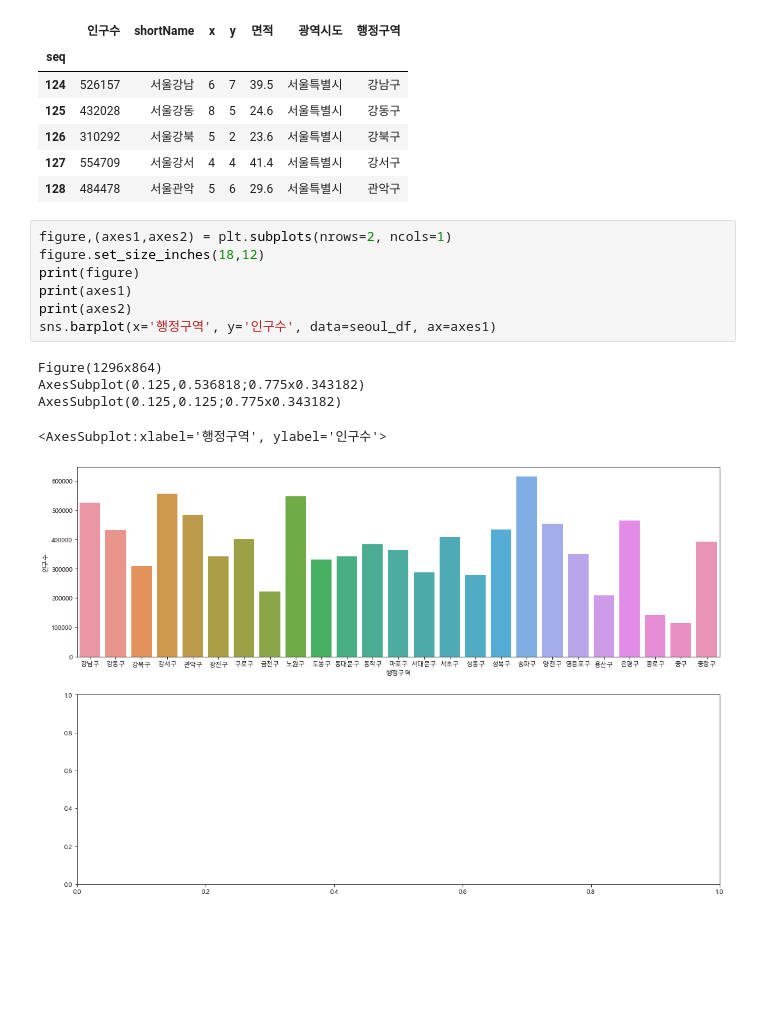
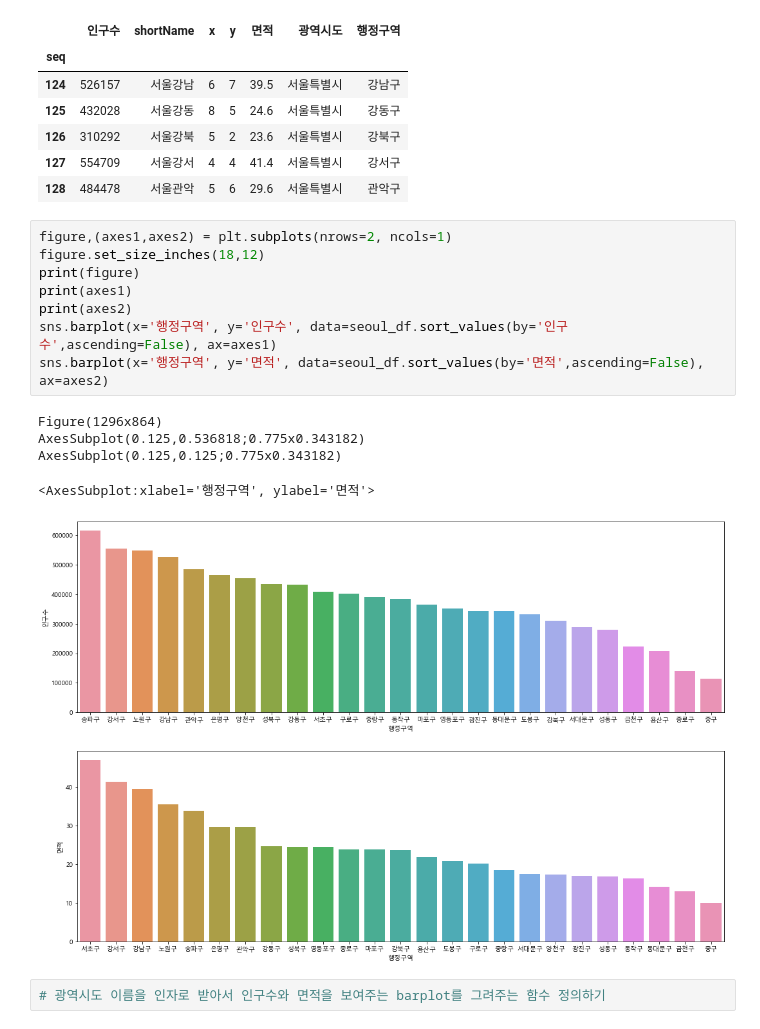
Before and after one commit to TheMatw/python_webscraping, a Jupyter notebook: 06행정구역정보분석.ipynb, the cells around one changed output. Cells and saved outputs as stored; diff of their text form; blank space fills up the shorter version.

Commit message:
data draw

```diff
--- a/06행정구역정보분석.ipynb
+++ b/06행정구역정보분석.ipynb
@@ -740,13 +740,16 @@ seoul_df.head()
 # %%
 figure,(axes1,axes2) = plt.subplots(nrows=2, ncols=1)
 figure.set_size_inches(18,12)
 print(figure)
 print(axes1)
 print(axes2)
-sns.barplot(x='행정구역', y='인구수', data=seoul_df, ax=axes1)
+sns.barplot(x='행정구역', y='인구수', data=seoul_df.sort_values(by='인구수',ascending=False), ax=axes1)
+sns.barplot(x='행정구역', y='면적', data=seoul_df.sort_values(by='면적',ascending=False), ax=axes2)
 # %% [output]
 Figure(1296x864)
 AxesSubplot(0.125,0.536818;0.775x0.343182)
 AxesSubplot(0.125,0.125;0.775x0.343182)
-<AxesSubplot:xlabel='행정구역', ylabel='인구수'>
+<AxesSubplot:xlabel='행정구역', ylabel='면적'>
-[figure, old version]
+[figure, new version]
+# %%
+# 광역시도 이름을 인자로 받아서 인구수와 면적을 보여주는 barplot를 그려주는 함수 정의하기
```
